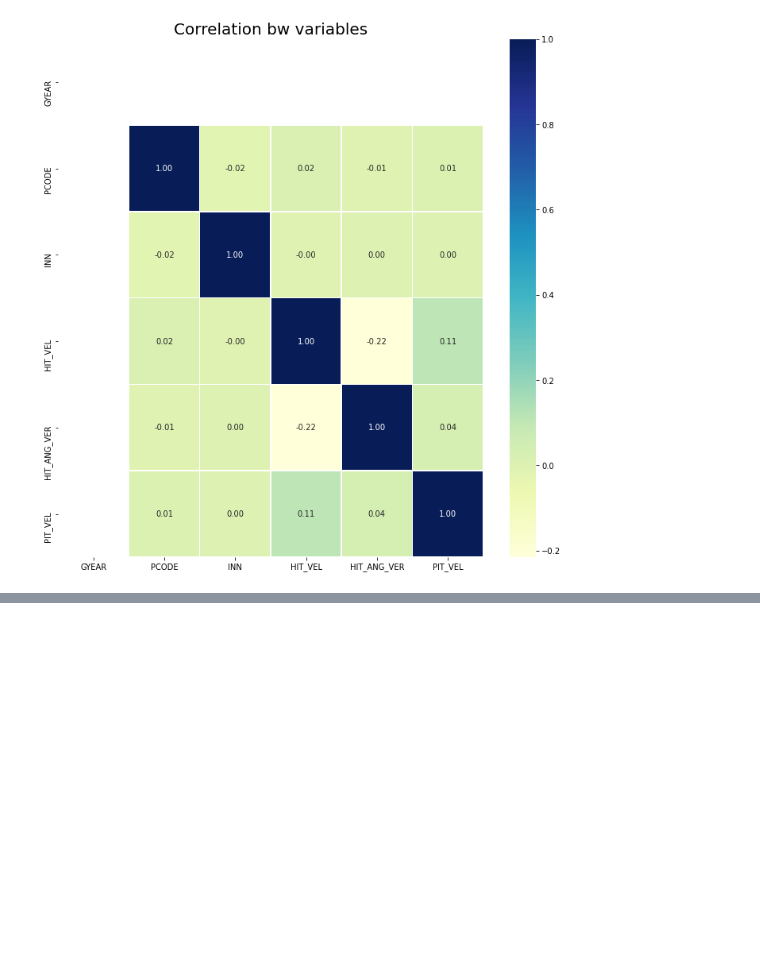
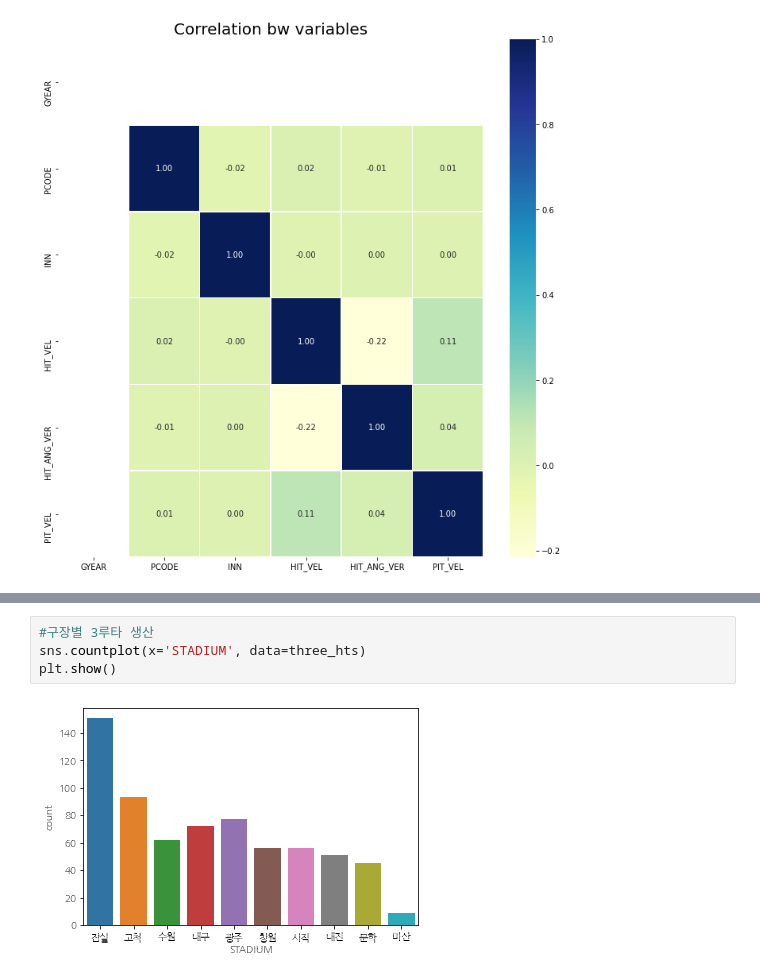
Before and after one commit to KimGriezmann/Bigcontest_2021, a Jupyter notebook: working_space_JaeHong/EDA_hts.ipynb, the cells around one changed output, grey strips where cells are left out. Drawn from its saved outputs; the diff is of its cells as text; blank space fills up the shorter version.

```diff
--- a/working_space_JaeHong/EDA_hts.ipynb
+++ b/working_space_JaeHong/EDA_hts.ipynb
@@ -104,0 +164,6 @@ plt.show()
+# %%
+#구장별 3루타 생산
+sns.countplot(x='STADIUM', data=three_hts)
+plt.show()
+# %% [output]
+[figure, added]
```
Also changed, not shown: parts of 21 cells of this notebook.
